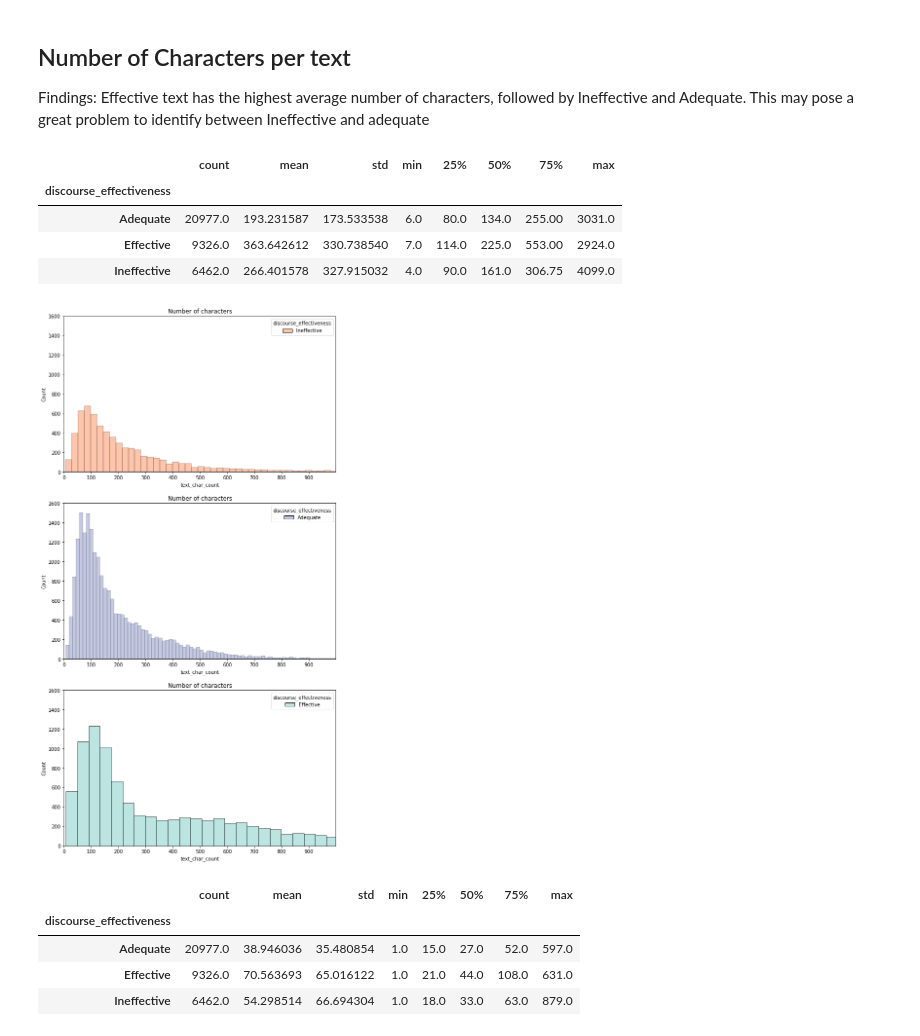
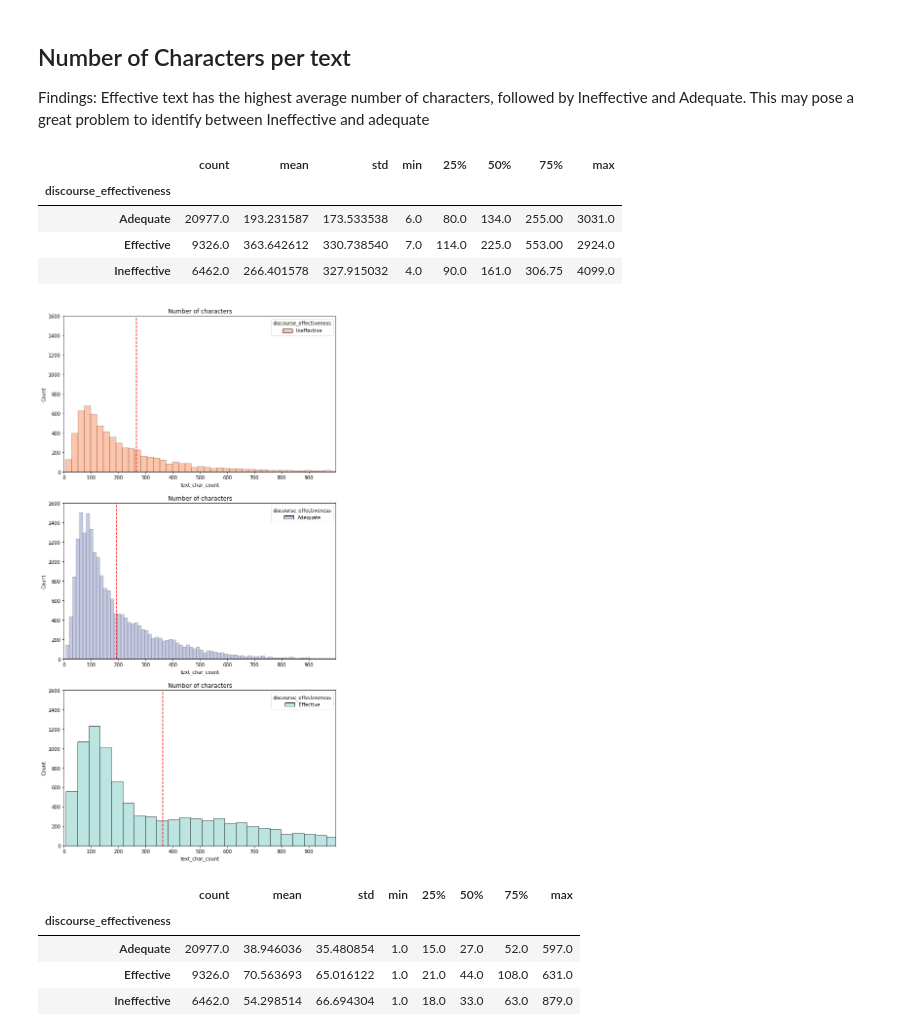
Before and after one commit to kitkeat/Effective-Argument-Prediction-NLP, a Jupyter notebook: 1-datacleaning-eda.ipynb, the cells around one changed output. Saved outputs shown, nothing was run; the diff lists cells and outputs as text; code cells hidden in the pictures.

```diff
--- a/1-datacleaning-eda.ipynb
+++ b/1-datacleaning-eda.ipynb
@@ -218,31 +247,33 @@ Findings: Effective text has the highest average number of characters, followed
 # %%
 figs, axs = plt.subplots(3,1,figsize=(10,20))
 # plt.figure(figsize=(10,10))
 sns.histplot(data=ineff_word, x ='text_char_count',hue='discourse_effectiveness',ax=axs[0],palette = 'OrRd')
 sns.histplot(data=adq_word, x ='text_char_count',hue='discourse_effectiveness',ax=axs[1],palette = 'BuPu')
 sns.histplot(data=eff_word, x ='text_char_count',hue='discourse_effectiveness',ax=axs[2],palette = 'GnBu')
 axs[0].set_title('Number of characters')
 axs[1].set_title('Number of characters')
 axs[2].set_title('Number of characters')
 axs[0].set_xlim(0,1000)
 axs[1].set_xlim(0,1000)
 axs[2].set_xlim(0,1000)
 axs[0].set_ylim(0,1600)
 axs[1].set_ylim(0,1600)
 axs[2].set_ylim(0,1600)
-
+axs[0].axvline(x=ineff_word['text_char_count'].mean(),color='red',linestyle='--')
+axs[1].axvline(x=adq_word['text_char_count'].mean(),color='red',linestyle='--')
+axs[2].axvline(x=eff_word['text_char_count'].mean(),color='red',linestyle='--')
 axs[0].xaxis.set_ticks(np.arange(0, 1000, 100))
 axs[1].xaxis.set_ticks(np.arange(0, 1000, 100))
 axs[2].xaxis.set_ticks(np.arange(0, 1000, 100));
 
 df.groupby('discourse_effectiveness')['text_char_count'].describe()
 # %% [output]
 |  | count | mean | std | min | 25% | 50% | 75% | max |
 | discourse_effectiveness |  |  |  |  |  |  |  |  |
 | Adequate | 20977.0 | 193.231587 | 173.533538 | 6.0 | 80.0 | 134.0 | 255.00 | 3031.0 |
 | Effective | 9326.0 | 363.642612 | 330.738540 | 7.0 | 114.0 | 225.0 | 553.00 | 2924.0 |
 | Ineffective | 6462.0 | 266.401578 | 327.915032 | 4.0 | 90.0 | 161.0 | 306.75 | 4099.0 |
-[figure, old version]
+[figure, new version]
 # %%
 figs, axs = plt.subplots(3,1,figsize=(10,20))
 # plt.figure(figsize=(10,10))
```
Also changed, not shown: parts of 4 cells of this notebook.
